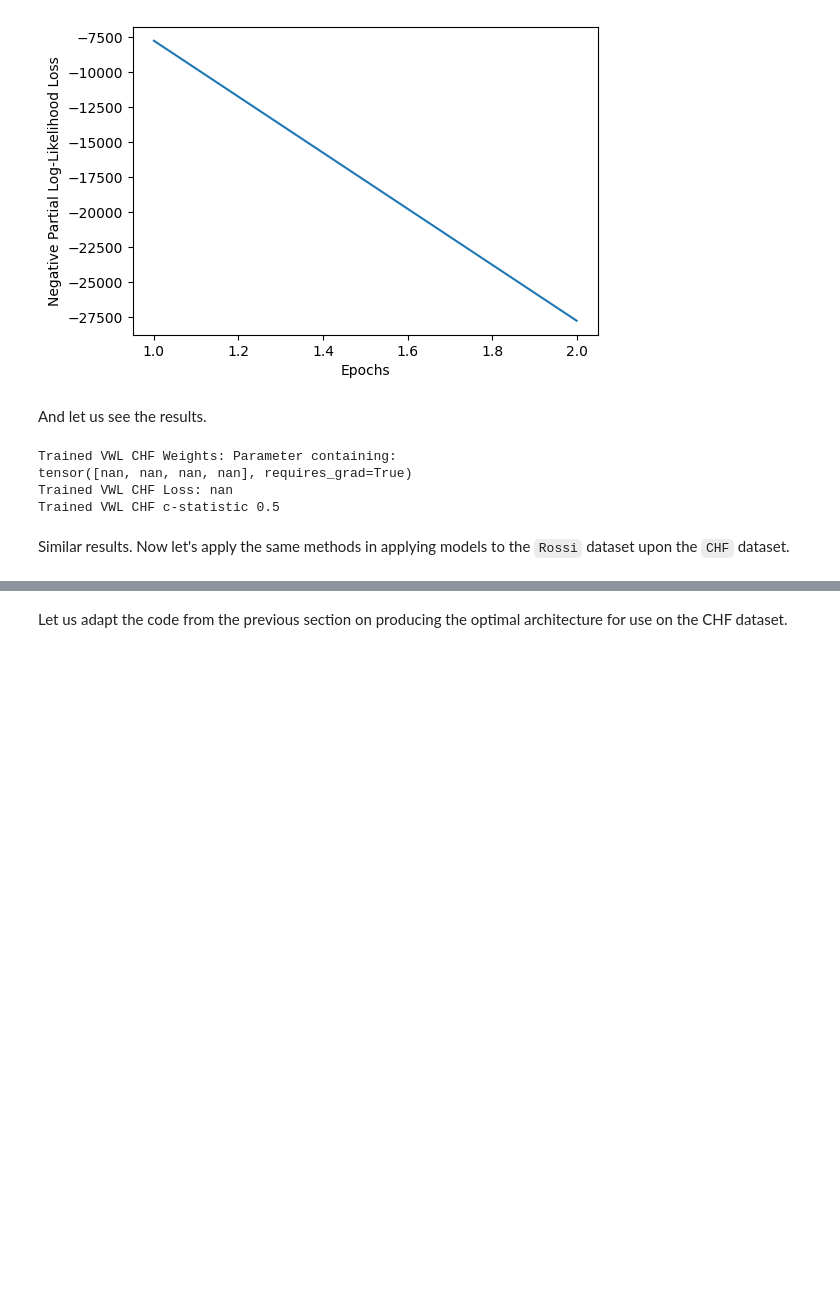
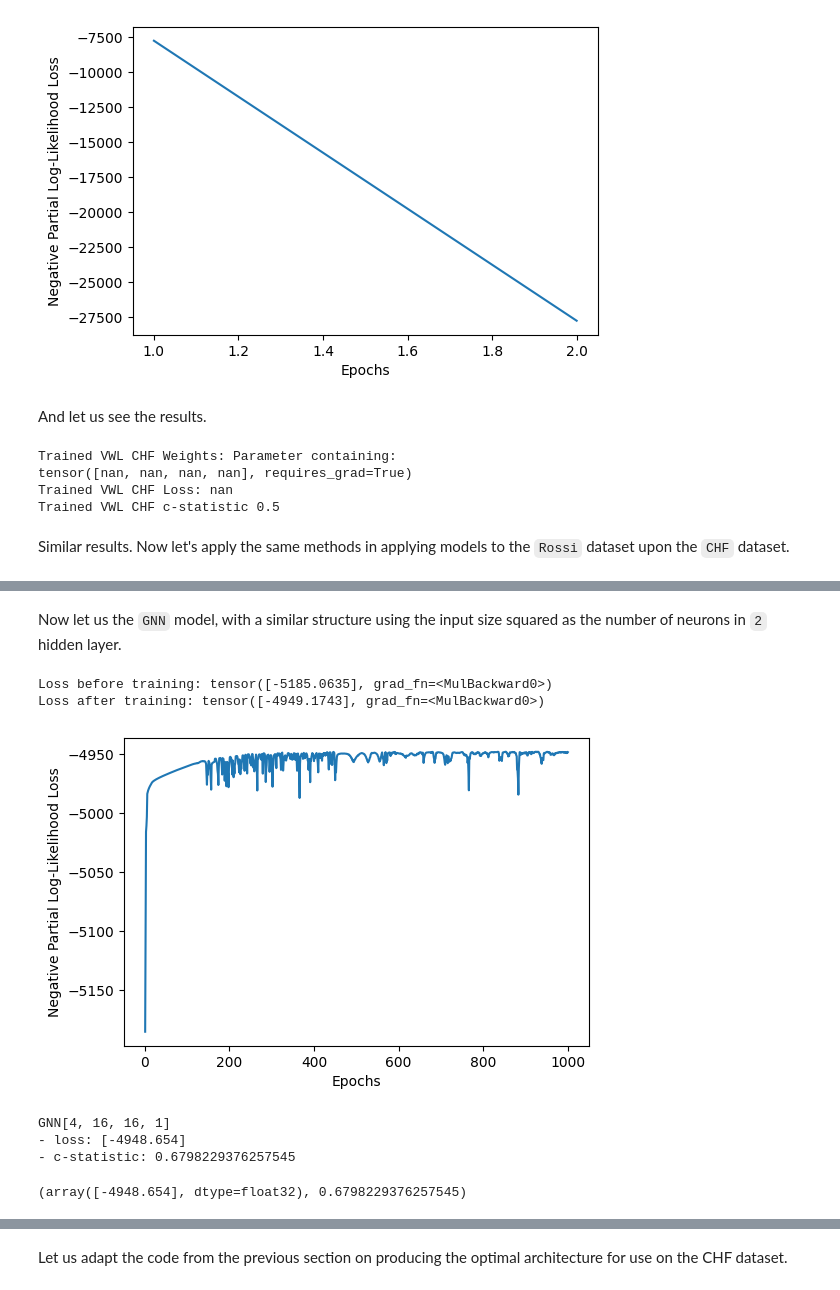
Before and after one commit to omariosc/survival-analysis, a Jupyter notebook: code.ipynb, the cells around one changed output, grey strips where cells are left out. Cells and saved outputs as stored; diff of their text form; code cells hidden in the pictures; blank space fills up the shorter version.

```diff
--- a/code.ipynb
+++ b/code.ipynb
@@ -1318,14 +1318,14 @@ rossi_snn_hidden_sizes = [7 + i * 7 for i in range(11)]
 # This stores the best model and its score
 # Note we use 0.5 as the initial score because random predictions have a c-statistic of 0.5
 # so we want to make sure we get a better score than that
-rossi_snn_best_model = [None, 0, 0.5]
+rossi_snn_best = [None, 0, 0.5]
 
 # Loop through the different architectures
 for i in rossi_snn_hidden_sizes:
     model = SNN(input_size, i)
     loss, score = test_nn(rossi, 'arrest', 'week', model, 0.0001, 1000, False)
-    if score > rossi_snn_best_model[2]:
-        rossi_snn_best_model = [model, loss.detach().numpy(), score]
+    if score > rossi_snn_best[2]:
+        rossi_snn_best = [model, loss.detach().numpy(), score]
     rossi_snn_losses.append(loss.detach().numpy())
     rossi_snn_scores.append(score)
 
@@ -1334,7 +1334,7 @@ print("Best SNN Rossi: \
     \n- Architecture: SNN[{0}, {1}, 1] \
     \n- Loss: {2} \
     \n- Score: {2}"
-    .format(input_size, rossi_snn_best_model[0].hidden_size, rossi_snn_best_model[1], rossi_snn_best_model[2]))
+    .format(input_size, rossi_snn_best[0].hidden_size, rossi_snn_best[1], rossi_snn_best[2]))
 # %% [output]
 Best SNN Rossi:
 - Architecture: SNN[7, 49, 1]
@@ -1679,4 +1655,14 @@ Loss before training: tensor([-5244.8428], grad_fn=<MulBackward0>)
+# %% [markdown]
+Now let us the `GNN` model, with a similar structure using the input size squared as the number of neurons in `2` hidden layer.
 # %%
 # Test the GNN model on the CHF data set
-chf_gnn_model = GNN([chf_input_size, chf_hidden_size, chf_hidden_size, 1])
-test_nn(chf, 'StatusDeath', 'TimeDeath', chf_gnn_model, 0.0001, 1000, True)
+chf_gnn = GNN([chf_input_size, chf_hidden_size, chf_hidden_size, 1])
+test_nn(chf, 'StatusDeath', 'TimeDeath', chf_gnn, 0.0001, 1000, True)
+# %% [output]
+Loss before training: tensor([-5185.0635], grad_fn=<MulBackward0>)
+Loss after training: tensor([-4949.1743], grad_fn=<MulBackward0>)
+[figure, added]
+GNN[4, 16, 16, 1]
+- loss: [-4948.654]
+- c-statistic: 0.6798229376257545
+(array([-4948.654], dtype=float32), 0.6798229376257545)
```
Also changed, not shown: parts of 52 cells of this notebook.
